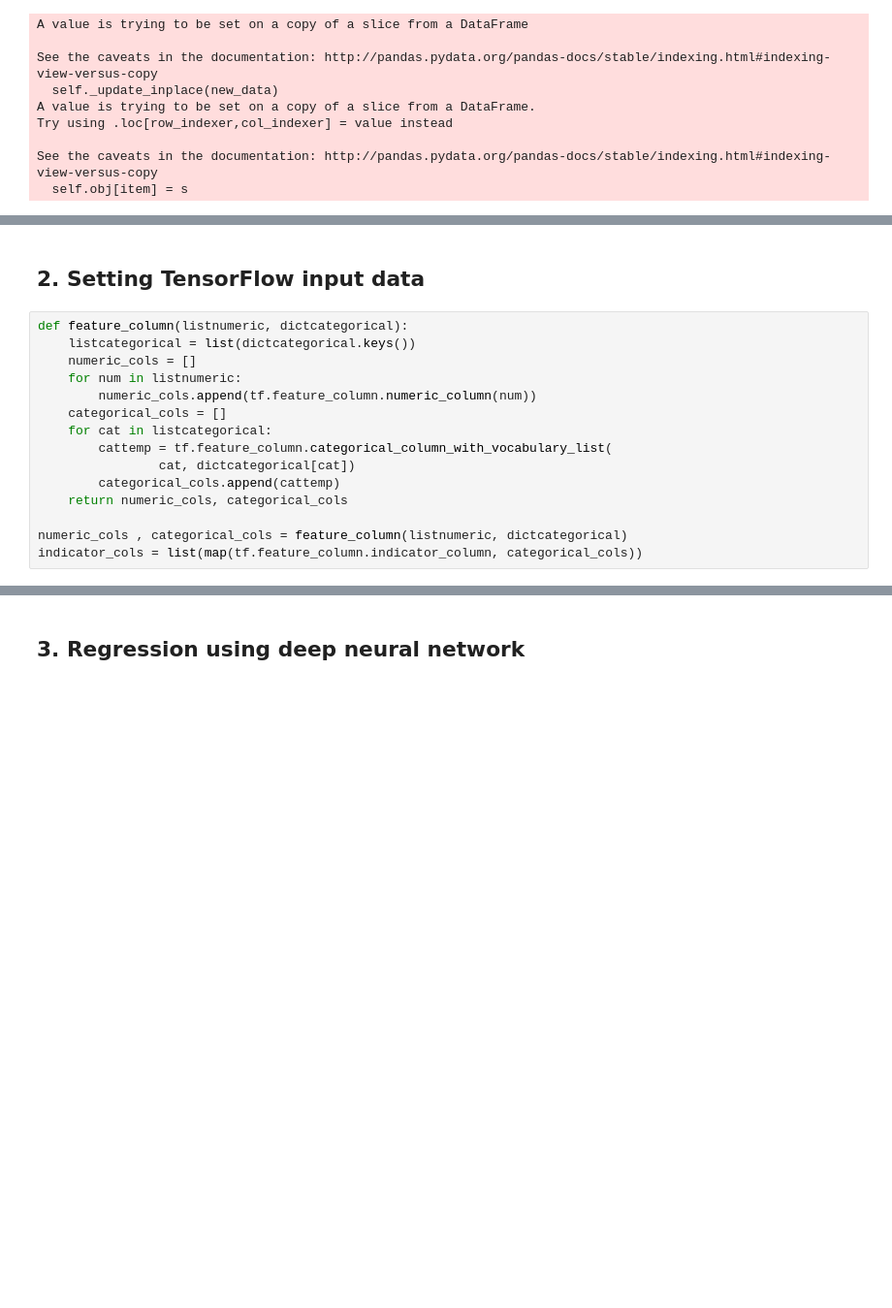
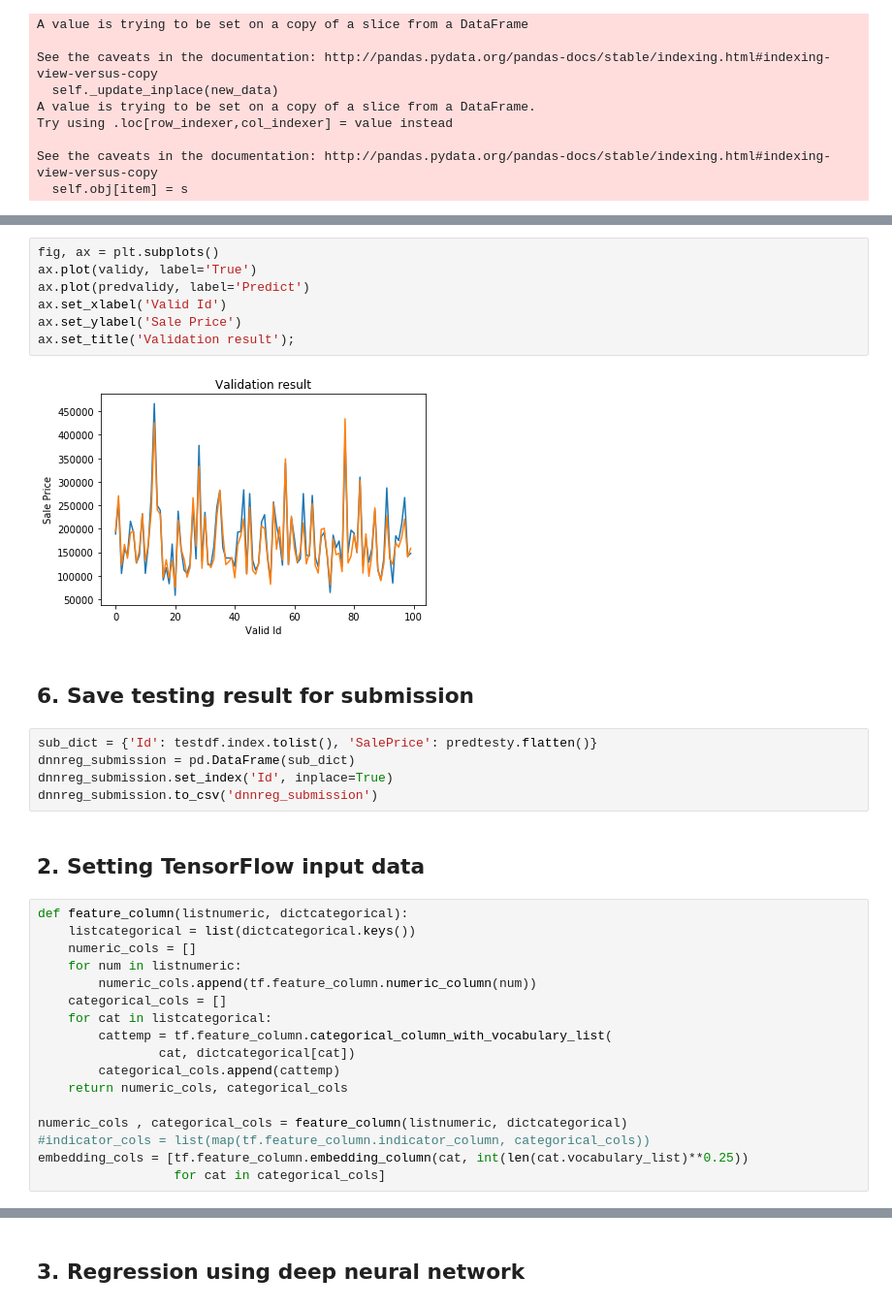
Before and after one commit to ymtoo/learn-ML, a Jupyter notebook: regression/dnnreg_Ames_Housing.ipynb, the cells around one changed output, grey strips where cells are left out. Shown at 97% size. Drawn from its saved outputs; the diff is of its cells as text; blank space fills up the shorter version.

```diff
--- a/regression/dnnreg_Ames_Housing.ipynb
+++ b/regression/dnnreg_Ames_Housing.ipynb
@@ -44,3 +177,19 @@ See the caveats in the documentation: http://pandas.pydata.org/pandas-docs/stabl
+# %%
+fig, ax = plt.subplots()
+ax.plot(validy, label='True')
+ax.plot(predvalidy, label='Predict')
+ax.set_xlabel('Valid Id')
+ax.set_ylabel('Sale Price')
+ax.set_title('Validation result');
+# %% [output]
+[figure, added]
+# %% [markdown]
+## 6. Save testing result for submission
+# %%
+sub_dict = {'Id': testdf.index.tolist(), 'SalePrice': predtesty.flatten()}
+dnnreg_submission = pd.DataFrame(sub_dict)
+dnnreg_submission.set_index('Id', inplace=True)
+dnnreg_submission.to_csv('dnnreg_submission')
 # %% [markdown]
 ## 2. Setting TensorFlow input data
 # %%
@@ -57,4 +206,6 @@ def feature_column(listnumeric, dictcategorical):
     return numeric_cols, categorical_cols
 
 numeric_cols , categorical_cols = feature_column(listnumeric, dictcategorical)
-indicator_cols = list(map(tf.feature_column.indicator_column, categorical_cols))
+#indicator_cols = list(map(tf.feature_column.indicator_column, categorical_cols))
+embedding_cols = [tf.feature_column.embedding_column(cat, int(len(cat.vocabulary_list)**0.25))
+                  for cat in categorical_cols]
```
Also changed, not shown: parts of 13 cells of this notebook.
